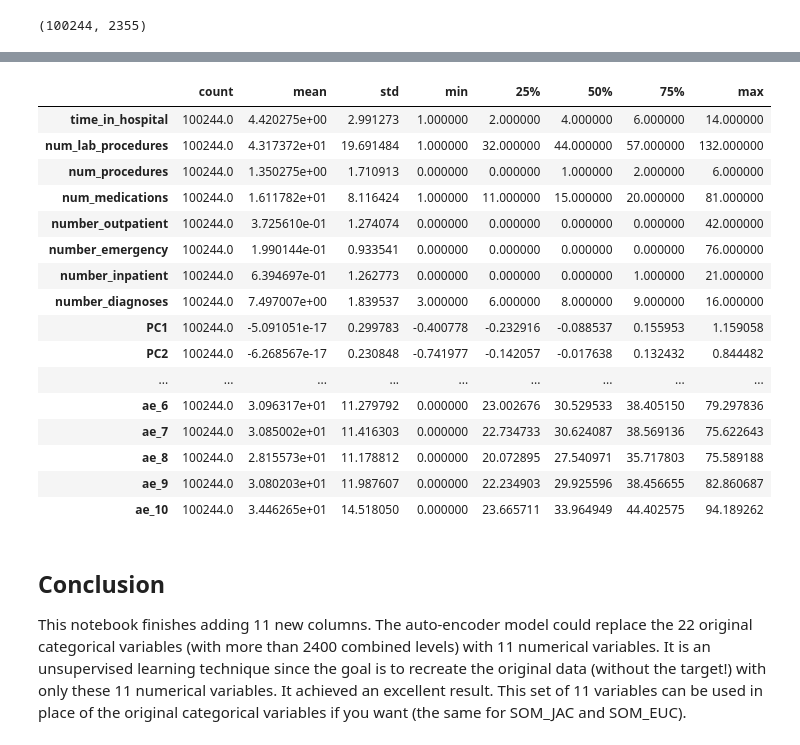
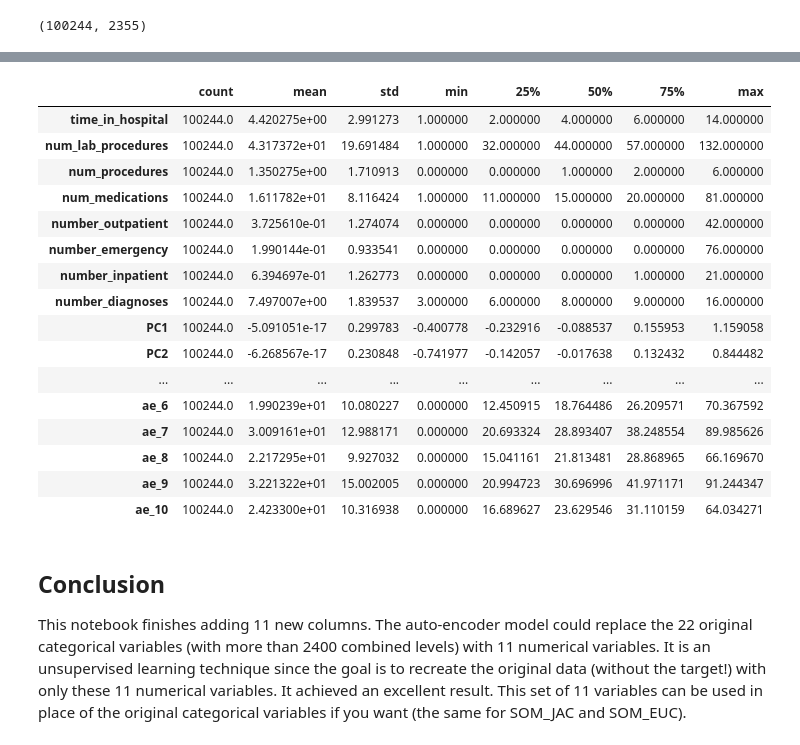
Before and after one commit to BAlmeidaS/predictive-analysis, a Jupyter notebook: 5-EDA-Auto-Encoders.ipynb, the cells around one changed output, grey strips where cells are left out. Drawn from its saved outputs; the diff is of its cells as text; code cells hidden in the pictures.

```diff
--- a/5-EDA-Auto-Encoders.ipynb
+++ b/5-EDA-Auto-Encoders.ipynb
@@ -202,5 +197,7 @@ def train_autoenc(train_data, df_ref, latent_vars, learning_rate, epochs):
 
     return auto_encoder
 # %%
-ae = train_autoenc(temp, df_temp, latent_vars=12, learning_rate=0.001, epochs=150)
+tf.random.set_seed(42)
+
+ae = train_autoenc(temp, df_temp, latent_vars=15, learning_rate=0.001, epochs=150)
 # %% [output]
@@ -281,29 +259,29 @@ df_ae = df_ae[final_vars].rename(columns={c: f"ae_{i}" for i, c in enumerate(fin
 # %%
 df_final = df.join(df_ae)
 display(df_final.describe().T)
 
 filename = "diabetic_data_cleaned_pca_som_ae"
 
-df.to_csv(f"{filename}.csv", index=False)
-df.to_parquet(f"{filename}.parquet")
+df_final.to_csv(f"{filename}.csv", index=False)
+df_final.to_parquet(f"{filename}.parquet")
 # %% [output]
 |  | count | mean | std | min | 25% | 50% | 75% | max |
 | time_in_hospital | 100244.0 | 4.420275e+00 | 2.991273 | 1.000000 | 2.000000 | 4.000000 | 6.000000 | 14.000000 |
 | num_lab_procedures | 100244.0 | 4.317372e+01 | 19.691484 | 1.000000 | 32.000000 | 44.000000 | 57.000000 | 132.000000 |
 | num_procedures | 100244.0 | 1.350275e+00 | 1.710913 | 0.000000 | 0.000000 | 1.000000 | 2.000000 | 6.000000 |
 | num_medications | 100244.0 | 1.611782e+01 | 8.116424 | 1.000000 | 11.000000 | 15.000000 | 20.000000 | 81.000000 |
 | number_outpatient | 100244.0 | 3.725610e-01 | 1.274074 | 0.000000 | 0.000000 | 0.000000 | 0.000000 | 42.000000 |
 | number_emergency | 100244.0 | 1.990144e-01 | 0.933541 | 0.000000 | 0.000000 | 0.000000 | 0.000000 | 76.000000 |
 | number_inpatient | 100244.0 | 6.394697e-01 | 1.262773 | 0.000000 | 0.000000 | 0.000000 | 1.000000 | 21.000000 |
 | number_diagnoses | 100244.0 | 7.497007e+00 | 1.839537 | 3.000000 | 6.000000 | 8.000000 | 9.000000 | 16.000000 |
 | PC1 | 100244.0 | -5.091051e-17 | 0.299783 | -0.400778 | -0.232916 | -0.088537 | 0.155953 | 1.159058 |
 | PC2 | 100244.0 | -6.268567e-17 | 0.230848 | -0.741977 | -0.142057 | -0.017638 | 0.132432 | 0.844482 |
 | ... | ... | ... | ... | ... | ... | ... | ... | ... |
-| ae_6 | 100244.0 | 3.096317e+01 | 11.279792 | 0.000000 | 23.002676 | 30.529533 | 38.405150 | 79.297836 |
-| ae_7 | 100244.0 | 3.085002e+01 | 11.416303 | 0.000000 | 22.734733 | 30.624087 | 38.569136 | 75.622643 |
-| ae_8 | 100244.0 | 2.815573e+01 | 11.178812 | 0.000000 | 20.072895 | 27.540971 | 35.717803 | 75.589188 |
-| ae_9 | 100244.0 | 3.080203e+01 | 11.987607 | 0.000000 | 22.234903 | 29.925596 | 38.456655 | 82.860687 |
-| ae_10 | 100244.0 | 3.446265e+01 | 14.518050 | 0.000000 | 23.665711 | 33.964949 | 44.402575 | 94.189262 |
+| ae_6 | 100244.0 | 1.990239e+01 | 10.080227 | 0.000000 | 12.450915 | 18.764486 | 26.209571 | 70.367592 |
+| ae_7 | 100244.0 | 3.009161e+01 | 12.988171 | 0.000000 | 20.693324 | 28.893407 | 38.248554 | 89.985626 |
+| ae_8 | 100244.0 | 2.217295e+01 | 9.927032 | 0.000000 | 15.041161 | 21.813481 | 28.868965 | 66.169670 |
+| ae_9 | 100244.0 | 3.221322e+01 | 15.002005 | 0.000000 | 20.994723 | 30.696996 | 41.971171 | 91.244347 |
+| ae_10 | 100244.0 | 2.423300e+01 | 10.316938 | 0.000000 | 16.689627 | 23.629546 | 31.110159 | 64.034271 |
 # %% [markdown]
 ## Conclusion
 
```
Also changed, not shown: parts of 3 cells of this notebook.
